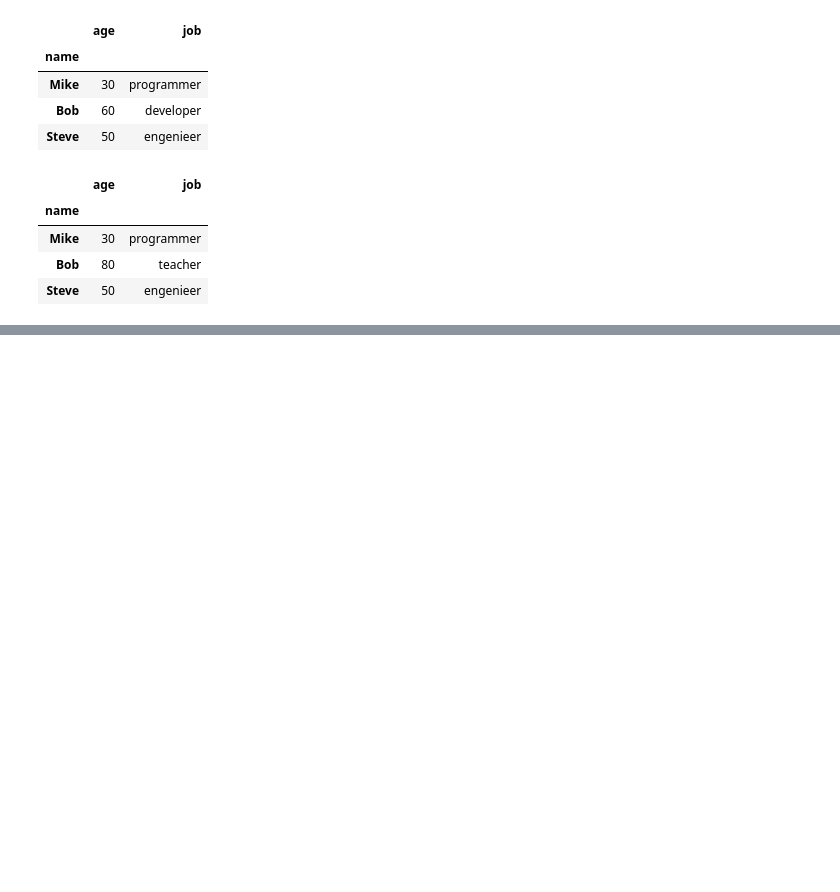
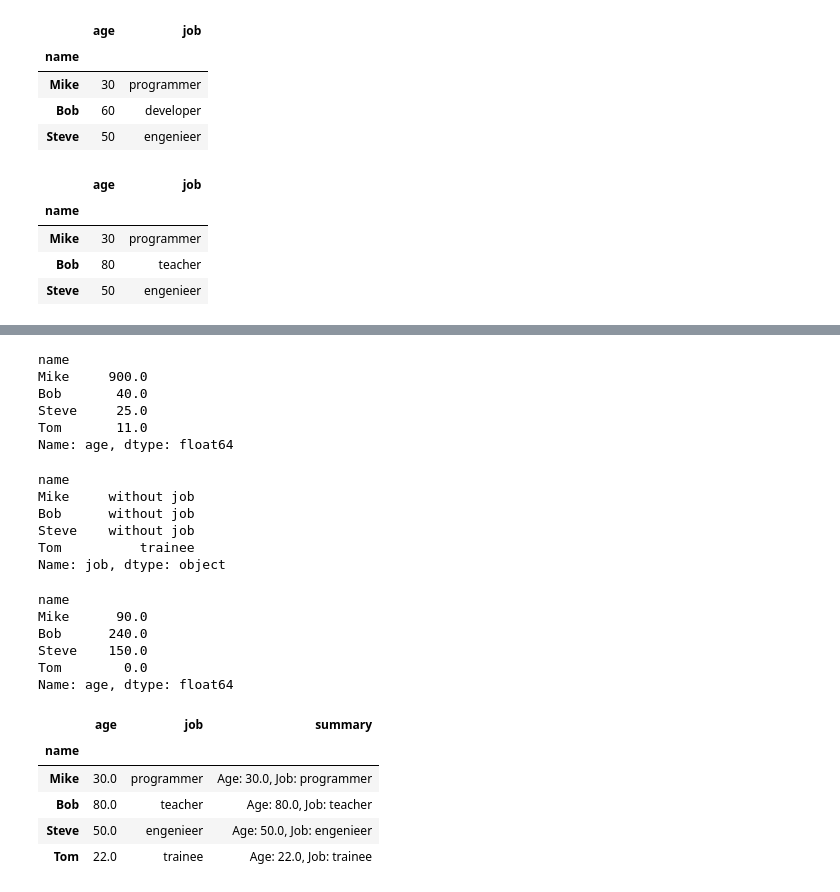
Before and after one commit to Blazzej/Python-learning, a Jupyter notebook: Pandas/panda.ipynb, the cells around one changed output, grey strips where cells are left out. Saved outputs shown, nothing was run; the diff lists cells and outputs as text; code cells hidden in the pictures; blank space fills up the shorter version.

```diff
--- a/Pandas/panda.ipynb
+++ b/Pandas/panda.ipynb
@@ -187,0 +203,3 @@ KeyboardInterrupt:
+# %%
+df.age = df.age * 2
+df
@@ -187,0 +213,3 @@ KeyboardInterrupt:
+# %%
+df.age = df.age *2
+df
@@ -187,0 +235,37 @@ KeyboardInterrupt:
+# %%
+df.age.apply(myfunction)
+# %% [output]
+name
+Mike     900.0
+Bob       40.0
+Steve     25.0
+Tom       11.0
+Name: age, dtype: float64
+# %%
+df.job.apply(myfunction2)
+# %% [output]
+name
+Mike     without job
+Bob      without job
+Steve    without job
+Tom          trainee
+Name: job, dtype: object
+# %%
+df.age.apply(lambda x: x*3 if x%10 == 0 else 0)
+# %% [output]
+name
+Mike      90.0
+Bob      240.0
+Steve    150.0
+Tom        0.0
+Name: age, dtype: float64
+# %%
+df['summary'] = df.apply(lambda row: f'Age: {row['age']}, Job: {row['job']}',axis = 1)
+df
+# %% [output]
+|  | age | job | summary |
+| name |  |  |  |
+| Mike | 30.0 | programmer | Age: 30.0, Job: programmer |
+| Bob | 80.0 | teacher | Age: 80.0, Job: teacher |
+| Steve | 50.0 | engenieer | Age: 50.0, Job: engenieer |
+| Tom | 22.0 | trainee | Age: 22.0, Job: trainee |
```
Also changed, not shown: parts of 12 cells of this notebook.
